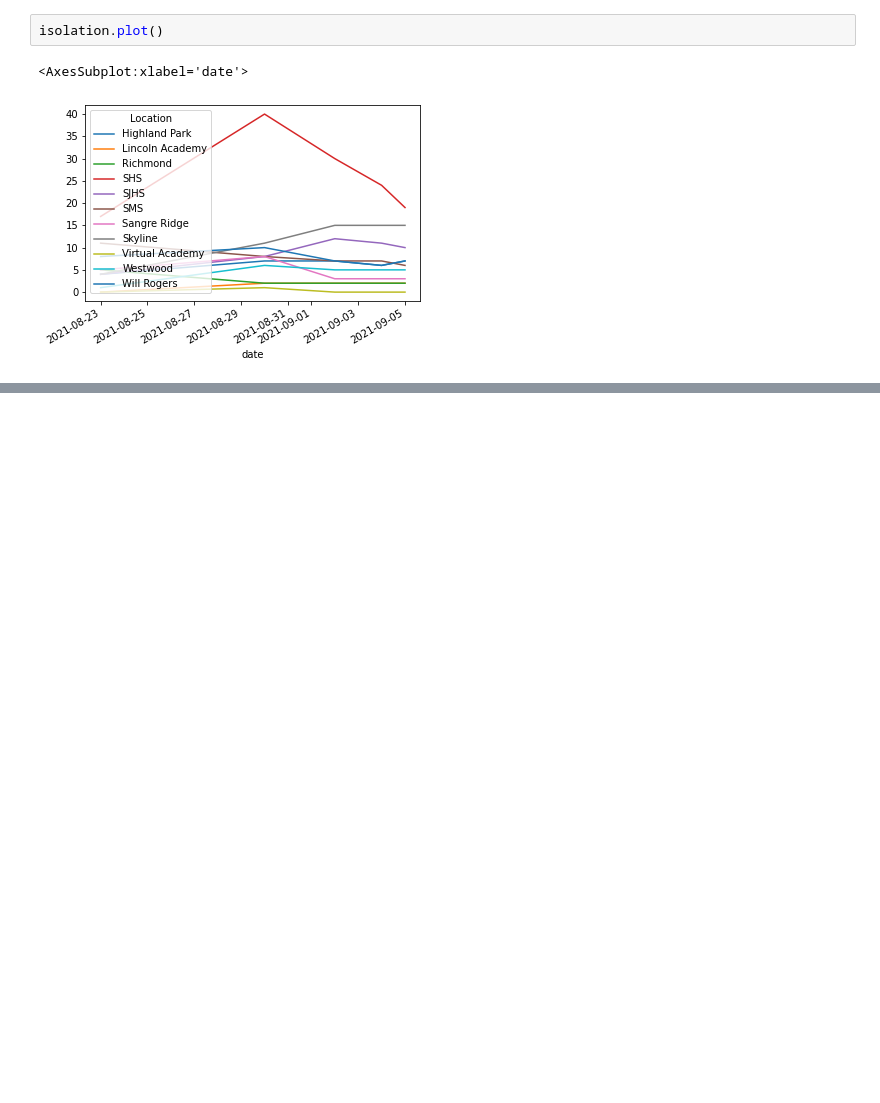
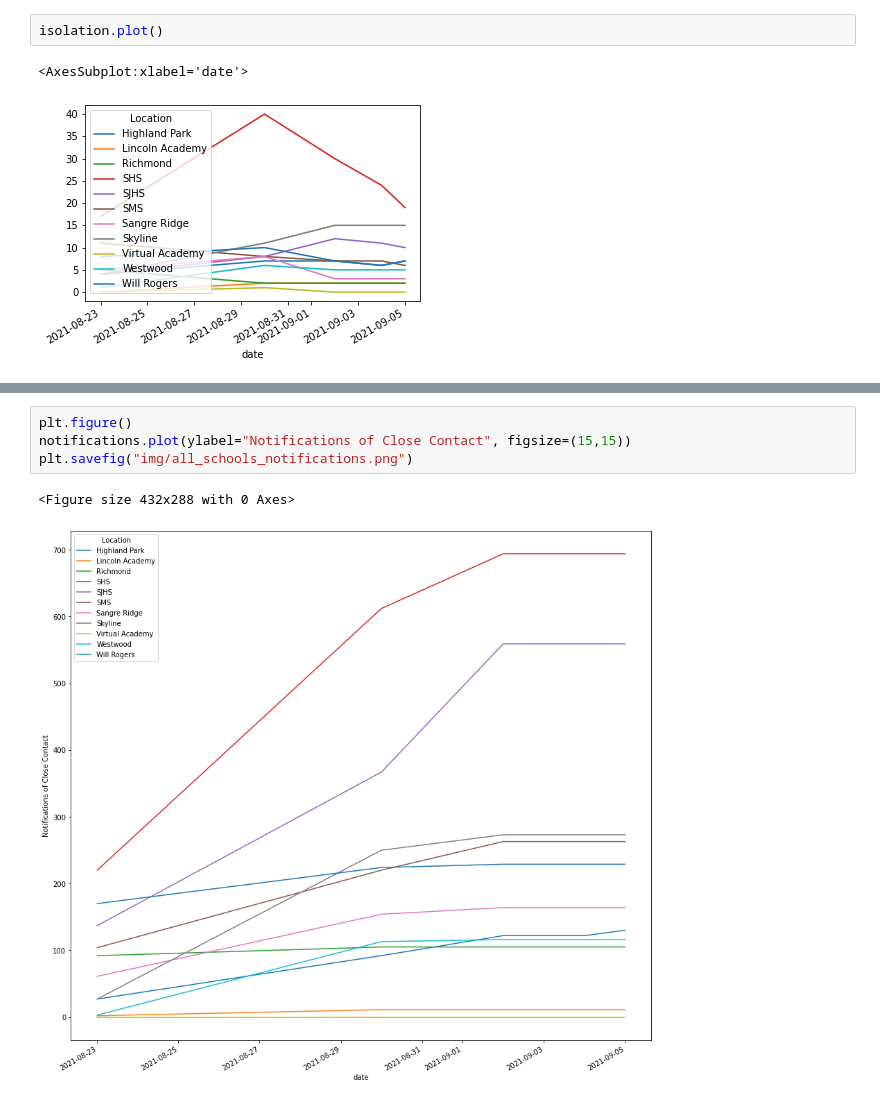
Before and after one commit to jwiggi18/stw_schs_covid_data, a Jupyter notebook: Untitled1.ipynb, the cells around one changed output, grey strips where cells are left out. Drawn from its saved outputs; the diff is of its cells as text; blank space fills up the shorter version.

```diff
--- a/Untitled1.ipynb
+++ b/Untitled1.ipynb
@@ -81 +91,8 @@ isolation_all = isolation.plot(ylabel="Student Cases in Isolation", figsize=(15,
+# %%
+plt.figure()
+notifications.plot(ylabel="Notifications of Close Contact", figsize=(15,15))
+plt.savefig("img/all_schools_notifications.png")
+# %% [output]
+<Figure size 432x288 with 0 Axes>
+[figure, added]
 # %%
```
Also changed, not shown: parts of 8 cells of this notebook, 7 other files.
